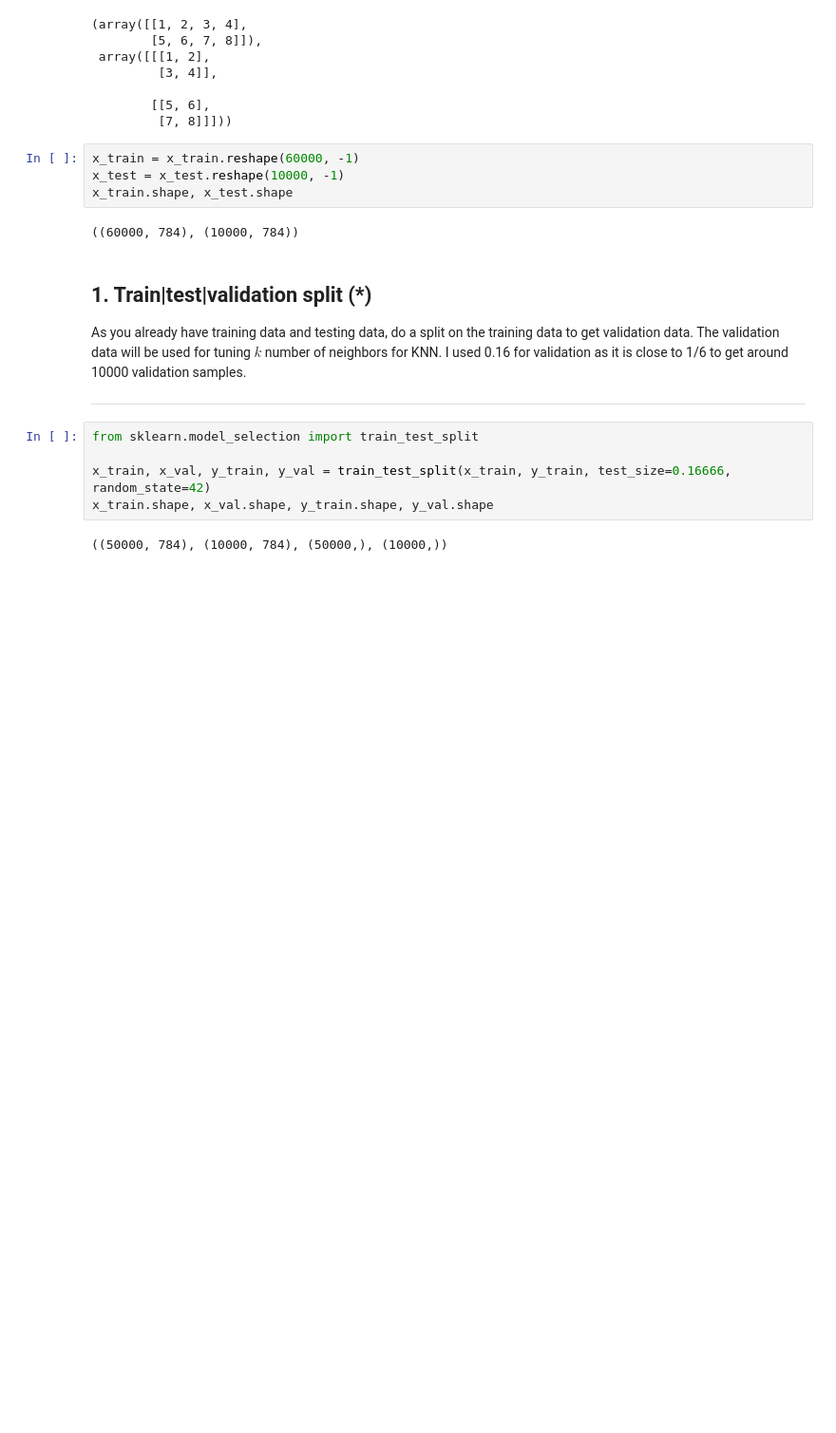
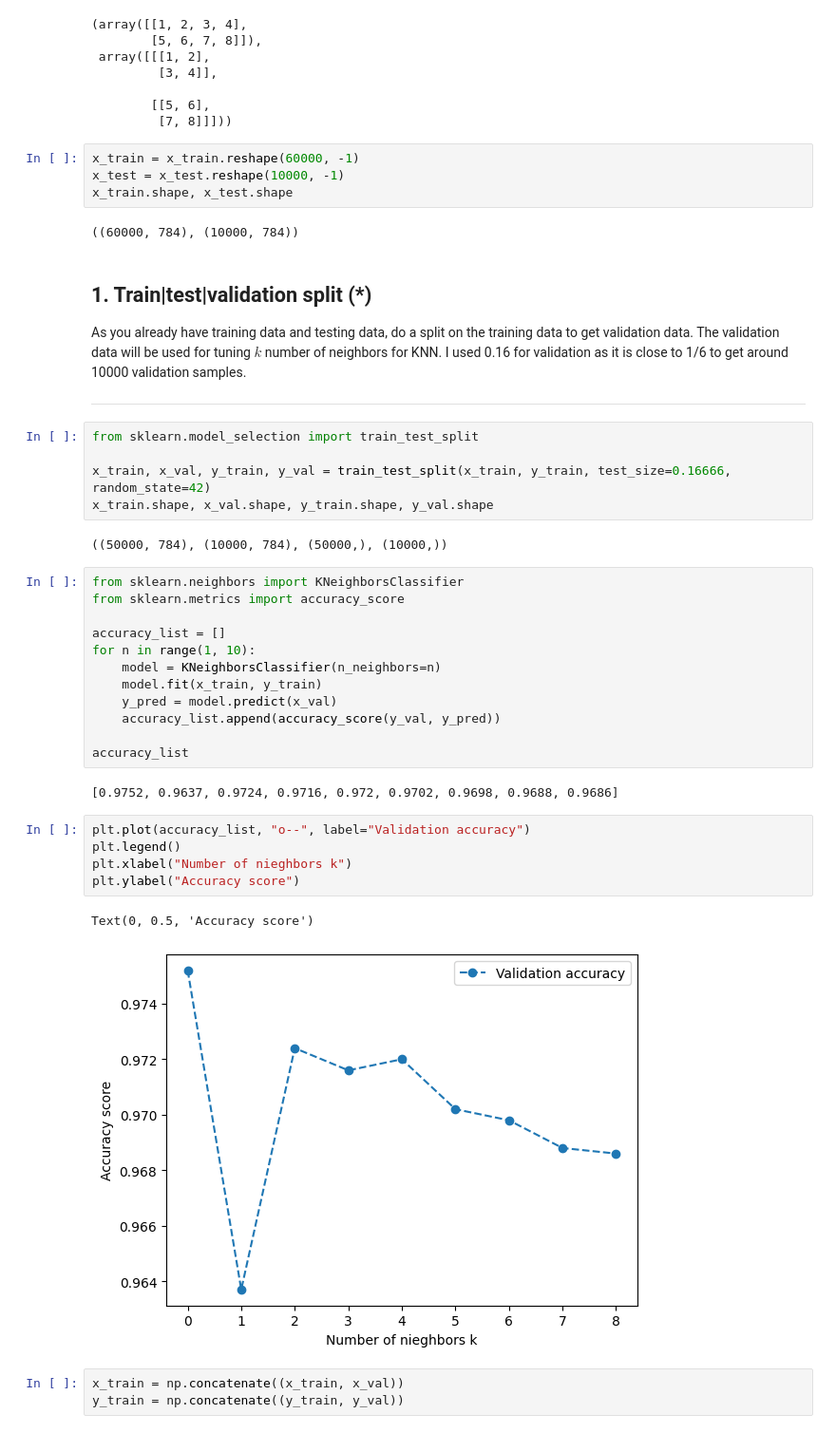
Before and after one commit to HakanAkerblom/Machine-learning-Hakan-Akerblom, a Jupyter notebook: Exercises/E05-k-NN.ipynb, the cells around one changed output. Shown at 95% size. Cells and saved outputs as stored; diff of their text form; blank space fills up the shorter version.

Commit message:
k-nn classifier

```diff
--- a/Exercises/E05-k-NN.ipynb
+++ b/Exercises/E05-k-NN.ipynb
@@ -99,3 +100,28 @@ x_train, x_val, y_train, y_val = train_test_split(x_train, y_train, test_size=0.
 x_train.shape, x_val.shape, y_train.shape, y_val.shape
 # %% [output]
 ((50000, 784), (10000, 784), (50000,), (10000,))
+# %%
+from sklearn.neighbors import KNeighborsClassifier
+from sklearn.metrics import accuracy_score
+
+accuracy_list = []
+for n in range(1, 10):
+    model = KNeighborsClassifier(n_neighbors=n)
+    model.fit(x_train, y_train)
+    y_pred = model.predict(x_val)
+    accuracy_list.append(accuracy_score(y_val, y_pred))
+
+accuracy_list
+# %% [output]
+[0.9752, 0.9637, 0.9724, 0.9716, 0.972, 0.9702, 0.9698, 0.9688, 0.9686]
+# %%
+plt.plot(accuracy_list, "o--", label="Validation accuracy")
+plt.legend()
+plt.xlabel("Number of nieghbors k")
+plt.ylabel("Accuracy score")
+# %% [output]
+Text(0, 0.5, 'Accuracy score')
+[figure, added]
+# %%
+x_train = np.concatenate((x_train, x_val))
+y_train = np.concatenate((y_train, y_val))
```
Also changed, not shown: parts of 8 cells of this notebook, 2 other files.
